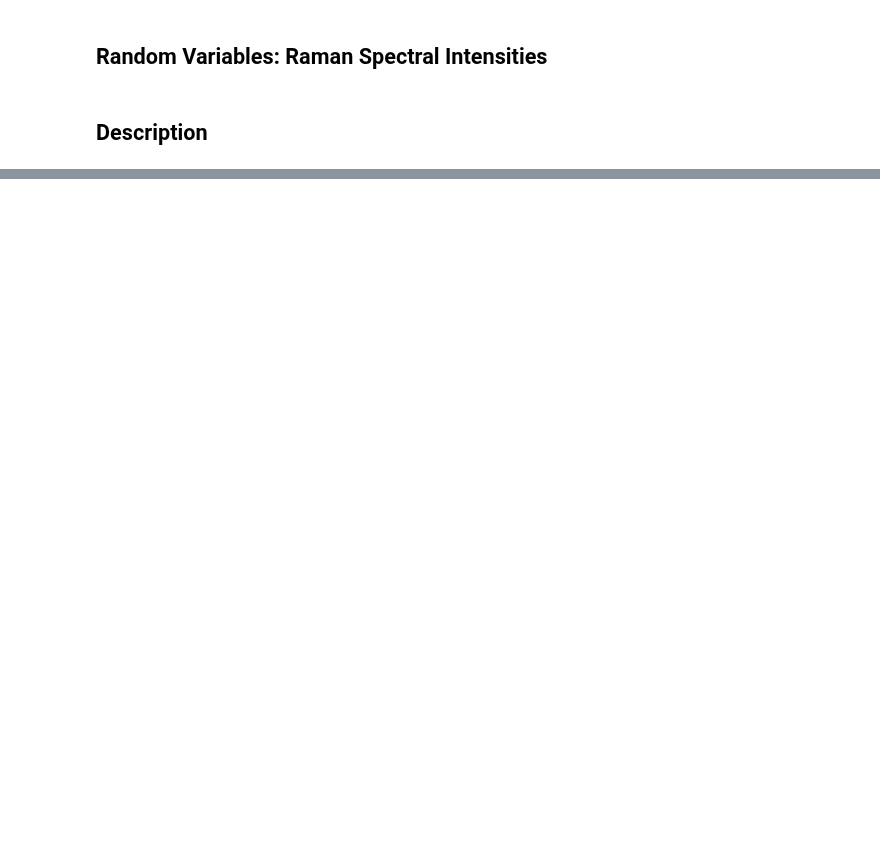
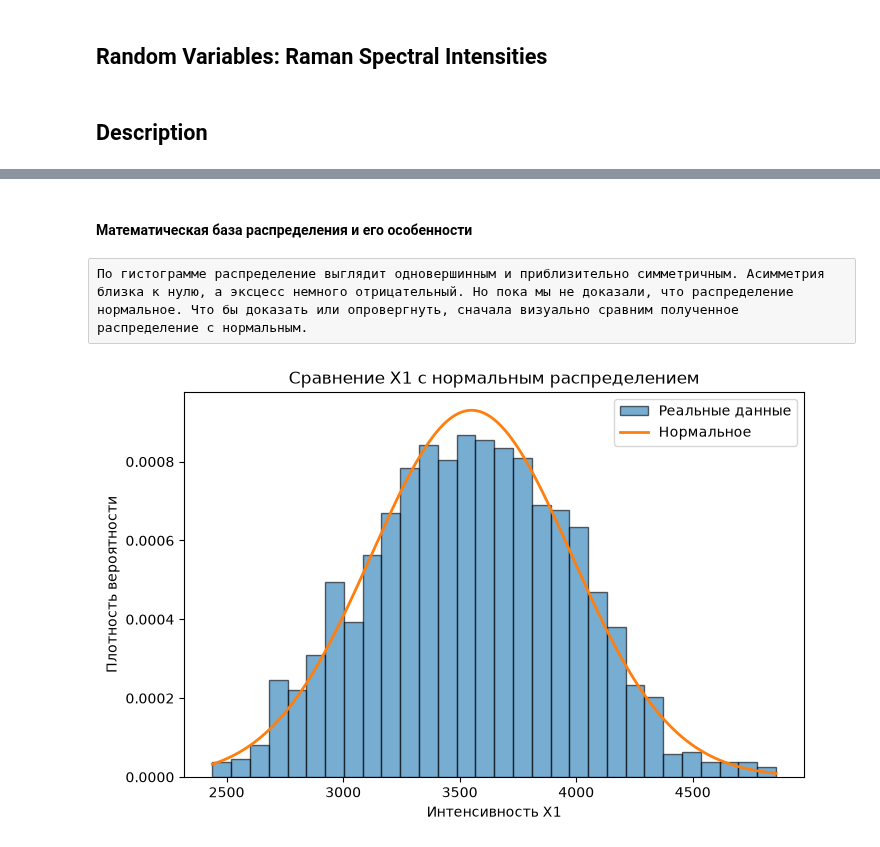
Before and after one commit to polina5544/Lab_1_MathStat, a Jupyter notebook: Lab1_Sprint1.ipynb, the cells around one changed output, grey strips where cells are left out. Saved outputs shown, nothing was run; the diff lists cells and outputs as text; code cells hidden in the pictures; blank space fills up the shorter version.

```diff
--- a/Lab1_Sprint1.ipynb
+++ b/Lab1_Sprint1.ipynb
@@ -22,0 +222,10 @@
+# %%
+from sklearn.preprocessing import StandardScaler
+
+scaler = StandardScaler()
+
+data["Z1"] = scaler.fit_transform(
+    data[["X1"]]
+)
+
+print(data[["X1", "Z1"]].describe().round(3))
@@ -22,0 +254,42 @@
+# %% [markdown]
+#### Математическая база распределения и его особенности
+# %% [raw]
+По гистограмме распределение выглядит одновершинным и приблизительно симметричным. Асимметрия близка к нулю, а эксцесс немного отрицательный. Но пока мы не доказали, что распределение нормальное. Что бы доказать или опровергнуть, сначала визуально сравним полученное распределение с нормальным.
+# %%
+import numpy as np
+import matplotlib.pyplot as plt
+from scipy.stats import norm
+
+X1 = data["X1"].dropna()
+
+mu = X1.mean()
+sigma = X1.std(ddof=0)
+
+x = np.linspace(X1.min(), X1.max(), 500)
+y = norm.pdf(x, mu, sigma)
+
+plt.figure(figsize=(8, 5))
+
+plt.hist(
+    X1,
+    bins=30,
+    density=True,
+    alpha=0.6,
+    edgecolor="black",
+    label="Реальные данные"
+)
+
+plt.plot(
+    x,
+    y,
+    linewidth=2,
+    label="Нормальное"
+)
+
+plt.title("Сравнение X1 с нормальным распределением")
+plt.xlabel("Интенсивность X1")
+plt.ylabel("Плотность вероятности")
+plt.legend()
+plt.show()
+# %% [output]
+[figure, added]
```
Also changed, not shown: parts of 41 cells of this notebook.
